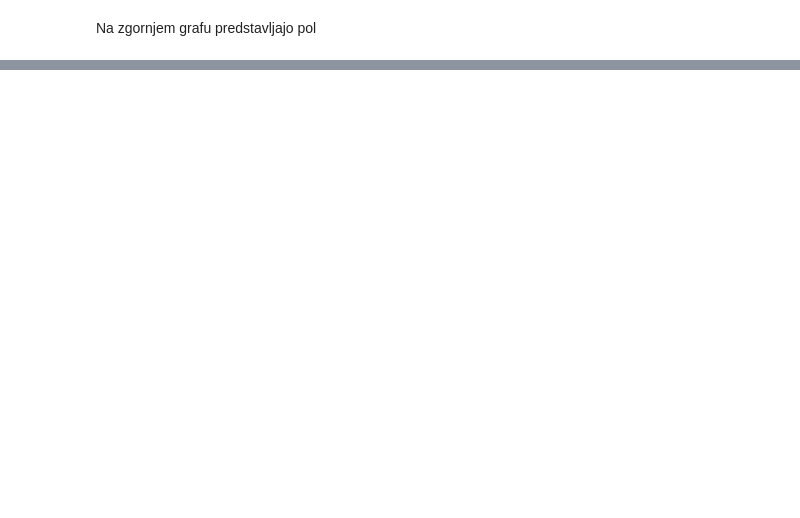
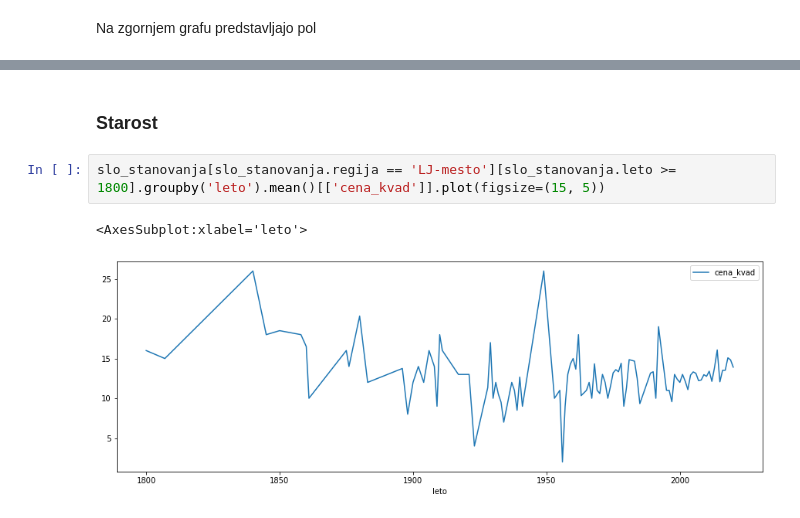
Before and after one commit to gajajamnik/analiza-stanovanj, a Jupyter notebook: Analiza stanovanj.ipynb, the cells around one changed output, grey strips where cells are left out. Cells and saved outputs as stored; diff of their text form; blank space fills up the shorter version.

Commit message:
dodana starost

```diff
--- a/Analiza stanovanj.ipynb
+++ b/Analiza stanovanj.ipynb
@@ -179,0 +189,7 @@ Stanovanja
+# %% [markdown]
+### Starost
+# %%
+slo_stanovanja[slo_stanovanja.regija == 'LJ-mesto'][slo_stanovanja.leto >= 1800].groupby('leto').mean()[['cena_kvad']].plot(figsize=(15, 5))
+# %% [output]
+<AxesSubplot:xlabel='leto'>
+[figure, added]
```
Also changed, not shown: parts of 9 cells of this notebook.
